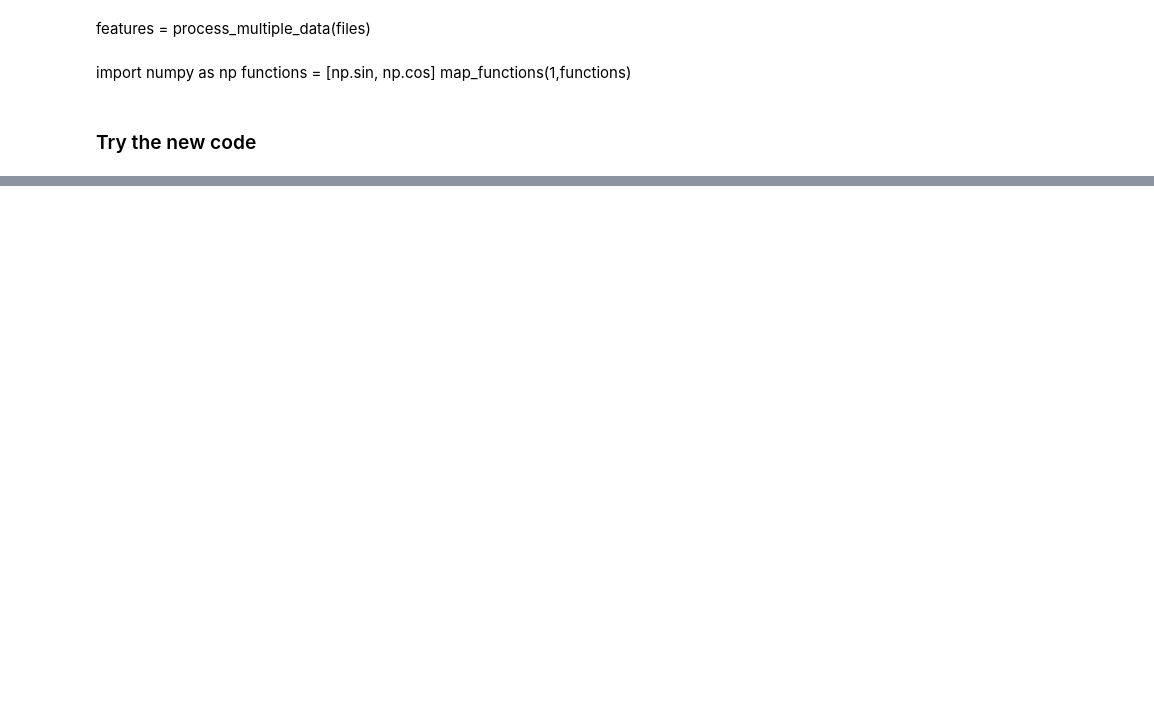
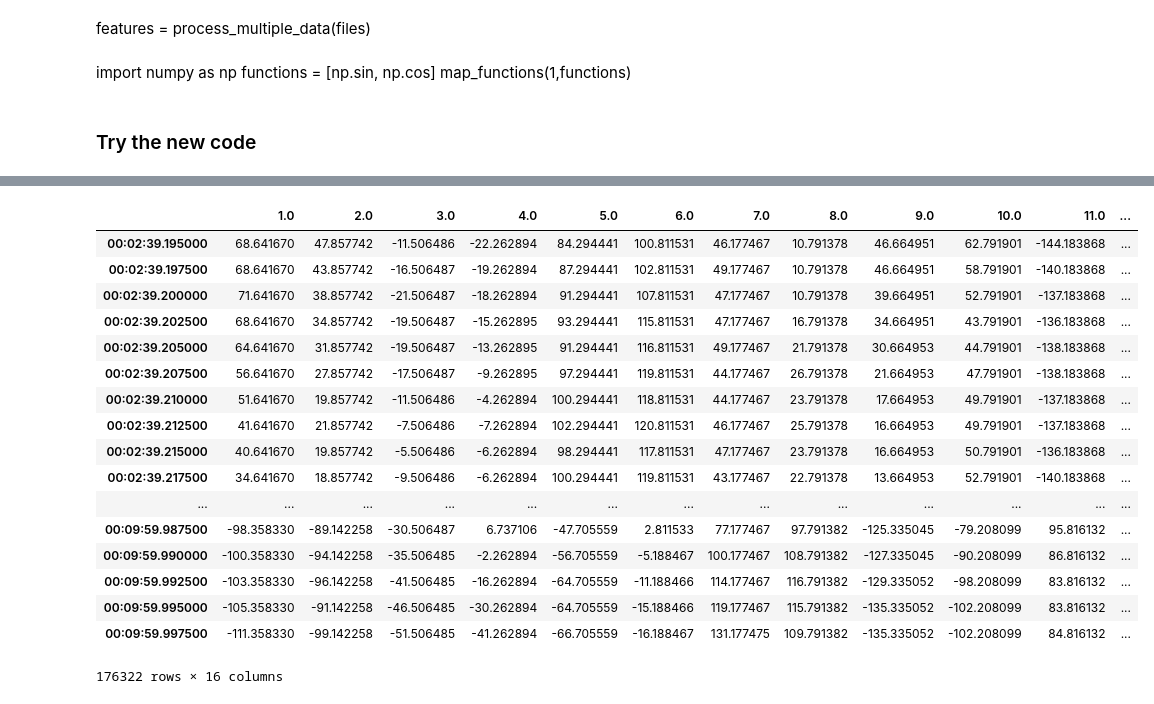
Before and after one commit to MrChristophRivera/KaggleEEG, a Jupyter notebook: data_processing/Daskit.ipynb, the cells around one changed output, grey strips where cells are left out. Cells and saved outputs as stored; diff of their text form; code cells hidden in the pictures; blank space fills up the shorter version.

```diff
--- a/data_processing/Daskit.ipynb
+++ b/data_processing/Daskit.ipynb
@@ -141,0 +165,23 @@ NameError: name 'base' is not defined
+# %%
+data = load_data(files[4])[0]
+transform1 = drop_nd_rows(data)
+transform1
+# %% [output]
+|  | 1.0 | 2.0 | 3.0 | 4.0 | 5.0 | 6.0 | 7.0 | 8.0 | 9.0 | 10.0 | 11.0 | ... |
+| 00:02:39.195000 | 68.641670 | 47.857742 | -11.506486 | -22.262894 | 84.294441 | 100.811531 | 46.177467 | 10.791378 | 46.664951 | 62.791901 | -144.183868 | ... |
+| 00:02:39.197500 | 68.641670 | 43.857742 | -16.506487 | -19.262894 | 87.294441 | 102.811531 | 49.177467 | 10.791378 | 46.664951 | 58.791901 | -140.183868 | ... |
+| 00:02:39.200000 | 71.641670 | 38.857742 | -21.506487 | -18.262894 | 91.294441 | 107.811531 | 47.177467 | 10.791378 | 39.664951 | 52.791901 | -137.183868 | ... |
+| 00:02:39.202500 | 68.641670 | 34.857742 | -19.506487 | -15.262895 | 93.294441 | 115.811531 | 47.177467 | 16.791378 | 34.664951 | 43.791901 | -136.183868 | ... |
+| 00:02:39.205000 | 64.641670 | 31.857742 | -19.506487 | -13.262895 | 91.294441 | 116.811531 | 49.177467 | 21.791378 | 30.664953 | 44.791901 | -138.183868 | ... |
+| 00:02:39.207500 | 56.641670 | 27.857742 | -17.506487 | -9.262895 | 97.294441 | 119.811531 | 44.177467 | 26.791378 | 21.664953 | 47.791901 | -138.183868 | ... |
+| 00:02:39.210000 | 51.641670 | 19.857742 | -11.506486 | -4.262894 | 100.294441 | 118.811531 | 44.177467 | 23.791378 | 17.664953 | 49.791901 | -137.183868 | ... |
+| 00:02:39.212500 | 41.641670 | 21.857742 | -7.506486 | -7.262894 | 102.294441 | 120.811531 | 46.177467 | 25.791378 | 16.664953 | 49.791901 | -137.183868 | ... |
+| 00:02:39.215000 | 40.641670 | 19.857742 | -5.506486 | -6.262894 | 98.294441 | 117.811531 | 47.177467 | 23.791378 | 16.664953 | 50.791901 | -136.183868 | ... |
+| 00:02:39.217500 | 34.641670 | 18.857742 | -9.506486 | -6.262894 | 100.294441 | 119.811531 | 43.177467 | 22.791378 | 13.664953 | 52.791901 | -140.183868 | ... |
+| ... | ... | ... | ... | ... | ... | ... | ... | ... | ... | ... | ... | ... |
+| 00:09:59.987500 | -98.358330 | -89.142258 | -30.506487 | 6.737106 | -47.705559 | 2.811533 | 77.177467 | 97.791382 | -125.335045 | -79.208099 | 95.816132 | ... |
+| 00:09:59.990000 | -100.358330 | -94.142258 | -35.506485 | -2.262894 | -56.705559 | -5.188467 | 100.177467 | 108.791382 | -127.335045 | -90.208099 | 86.816132 | ... |
+| 00:09:59.992500 | -103.358330 | -96.142258 | -41.506485 | -16.262894 | -64.705559 | -11.188466 | 114.177467 | 116.791382 | -129.335052 | -98.208099 | 83.816132 | ... |
+| 00:09:59.995000 | -105.358330 | -91.142258 | -46.506485 | -30.262894 | -64.705559 | -15.188466 | 119.177467 | 115.791382 | -135.335052 | -102.208099 | 83.816132 | ... |
+| 00:09:59.997500 | -111.358330 | -99.142258 | -51.506485 | -41.262894 | -66.705559 | -16.188467 | 131.177475 | 109.791382 | -135.335052 | -102.208099 | 84.816132 | ... |
+176322 rows × 16 columns
```
Also changed, not shown: parts of 28 cells of this notebook, 1 other file.
